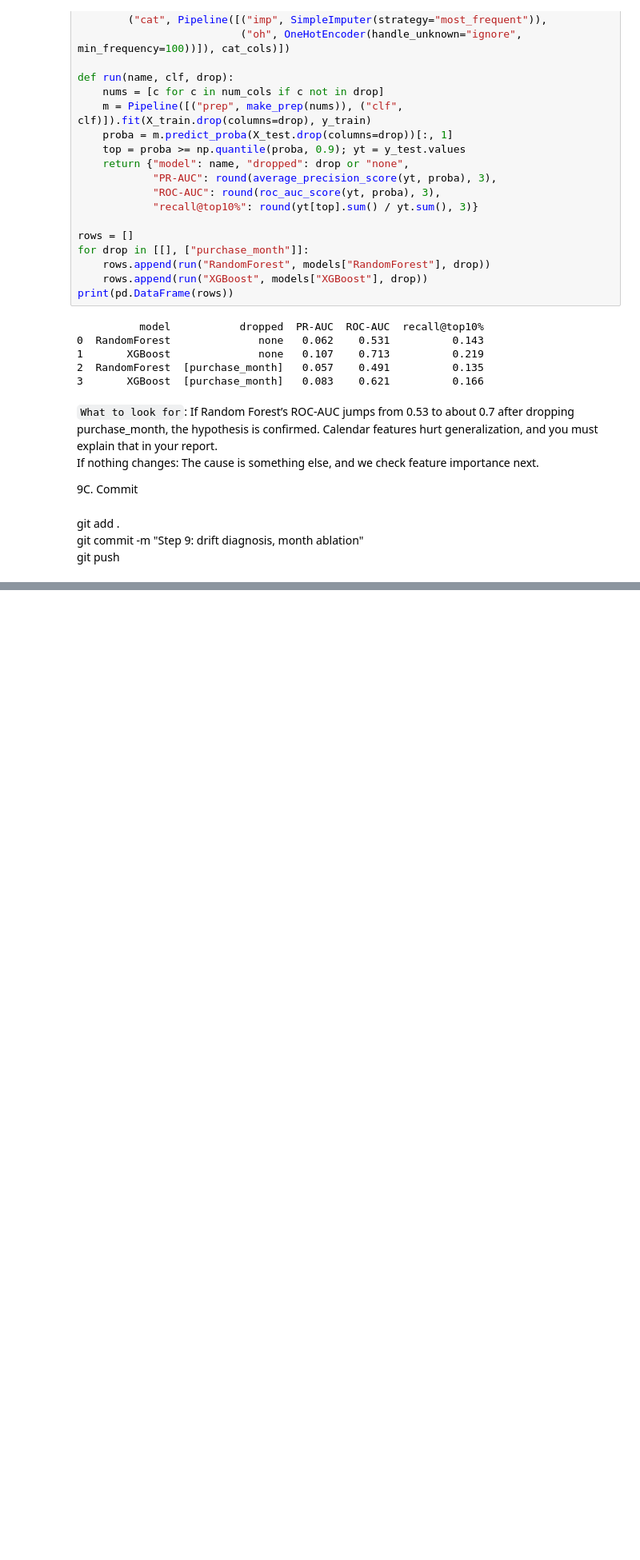
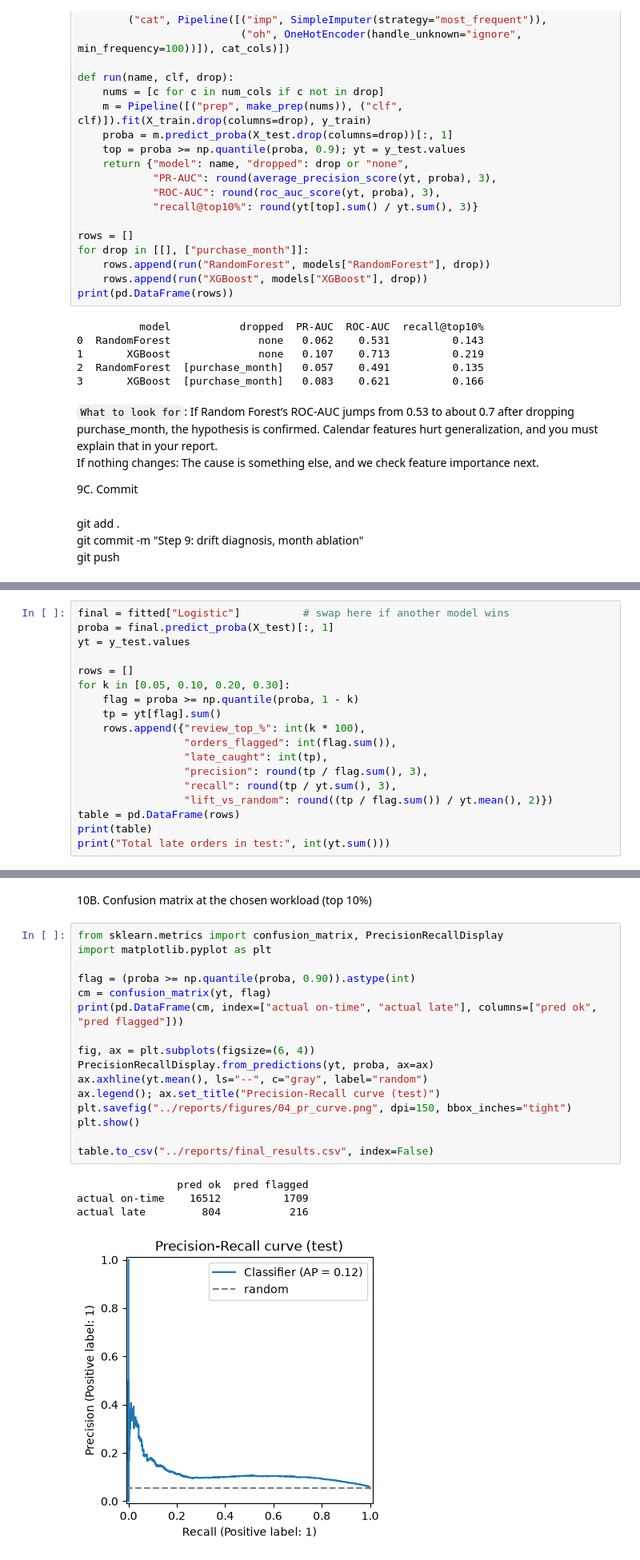
Before and after one commit to Charanksopnar/olist-delivery-prediction, a Jupyter notebook: notebooks/06_pipeline_and_baseline_models.ipynb, the cells around one changed output, grey strips where cells are left out. Shown at 80% size. Cells and saved outputs as stored; diff of their text form; blank space fills up the shorter version.

```diff
--- a/notebooks/06_pipeline_and_baseline_models.ipynb
+++ b/notebooks/06_pipeline_and_baseline_models.ipynb
@@ -245,0 +262,18 @@ git push
+# %%
+final = fitted["Logistic"]          # swap here if another model wins
+proba = final.predict_proba(X_test)[:, 1]
+yt = y_test.values
+
+rows = []
+for k in [0.05, 0.10, 0.20, 0.30]:
+    flag = proba >= np.quantile(proba, 1 - k)
+    tp = yt[flag].sum()
+    rows.append({"review_top_%": int(k * 100),
+                 "orders_flagged": int(flag.sum()),
+                 "late_caught": int(tp),
+                 "precision": round(tp / flag.sum(), 3),
+                 "recall": round(tp / yt.sum(), 3),
+                 "lift_vs_random": round((tp / flag.sum()) / yt.mean(), 2)})
+table = pd.DataFrame(rows)
+print(table)
+print("Total late orders in test:", int(yt.sum()))
@@ -245,0 +299,23 @@ git push
+# %% [markdown]
+10B. Confusion matrix at the chosen workload (top 10%)
+# %%
+from sklearn.metrics import confusion_matrix, PrecisionRecallDisplay
+import matplotlib.pyplot as plt
+
+flag = (proba >= np.quantile(proba, 0.90)).astype(int)
+cm = confusion_matrix(yt, flag)
+print(pd.DataFrame(cm, index=["actual on-time", "actual late"], columns=["pred ok", "pred flagged"]))
+
+fig, ax = plt.subplots(figsize=(6, 4))
+PrecisionRecallDisplay.from_predictions(yt, proba, ax=ax)
+ax.axhline(yt.mean(), ls="--", c="gray", label="random")
+ax.legend(); ax.set_title("Precision-Recall curve (test)")
+plt.savefig("../reports/figures/04_pr_curve.png", dpi=150, bbox_inches="tight")
+plt.show()
+
+table.to_csv("../reports/final_results.csv", index=False)
+# %% [output]
+                pred ok  pred flagged
+actual on-time    16512          1709
+actual late         804           216
+[figure, added]
```
Also changed, not shown: parts of 8 cells of this notebook, 3 other files.
